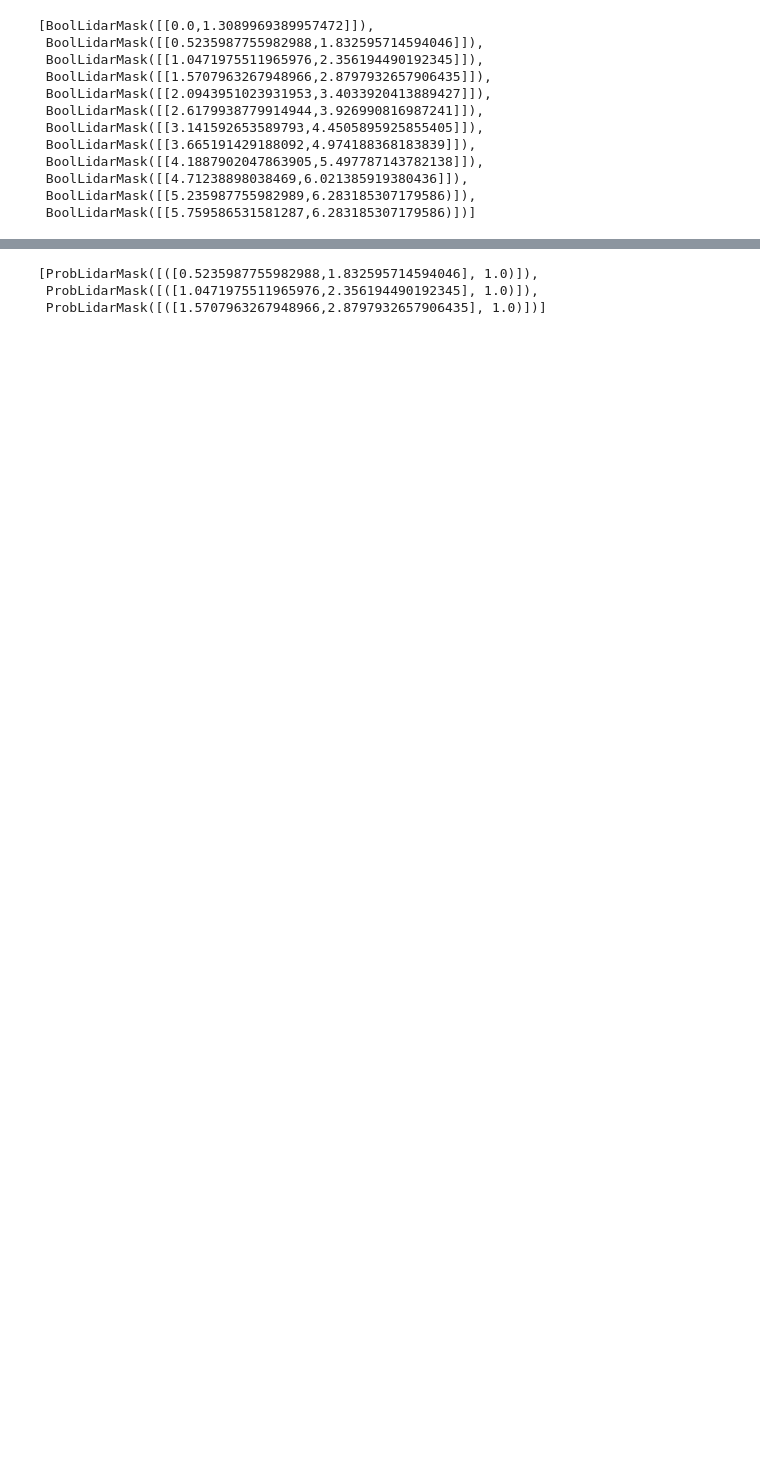
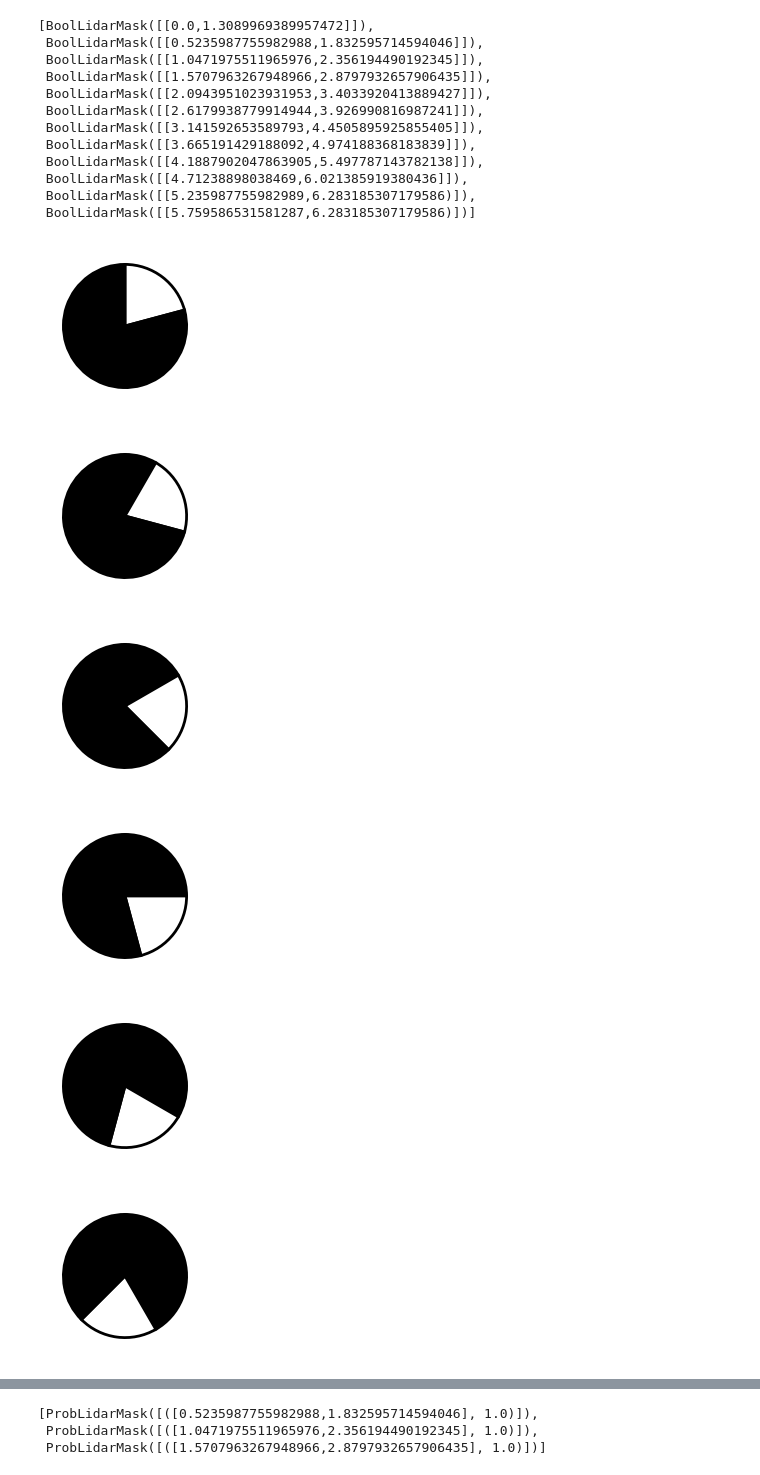
Before and after one commit to twright/Turtlebot-Sim, a Jupyter notebook: notebooks/Lidar Masking Examples.ipynb, the cells around one changed output, grey strips where cells are left out. Cells and saved outputs as stored; diff of their text form; code cells hidden in the pictures; blank space fills up the shorter version.

```diff
--- a/notebooks/Lidar Masking Examples.ipynb
+++ b/notebooks/Lidar Masking Examples.ipynb
@@ -44,0 +49,11 @@ ms
+# %%
+for m in ms:
+    m.pie_plot()
+    plt.show()
+# %% [output]
+[figure, added]
+[figure, added]
+[figure, added]
+[figure, added]
+[figure, added]
+[figure, added]
```
Also changed, not shown: parts of 35 cells of this notebook, 3 other files.
